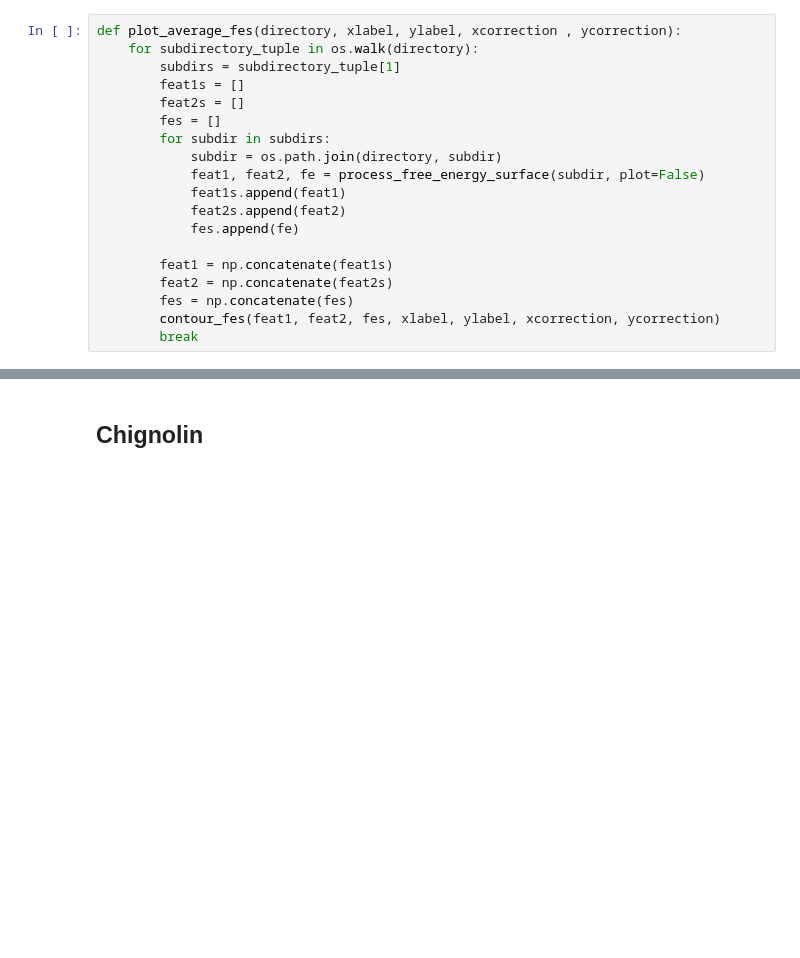
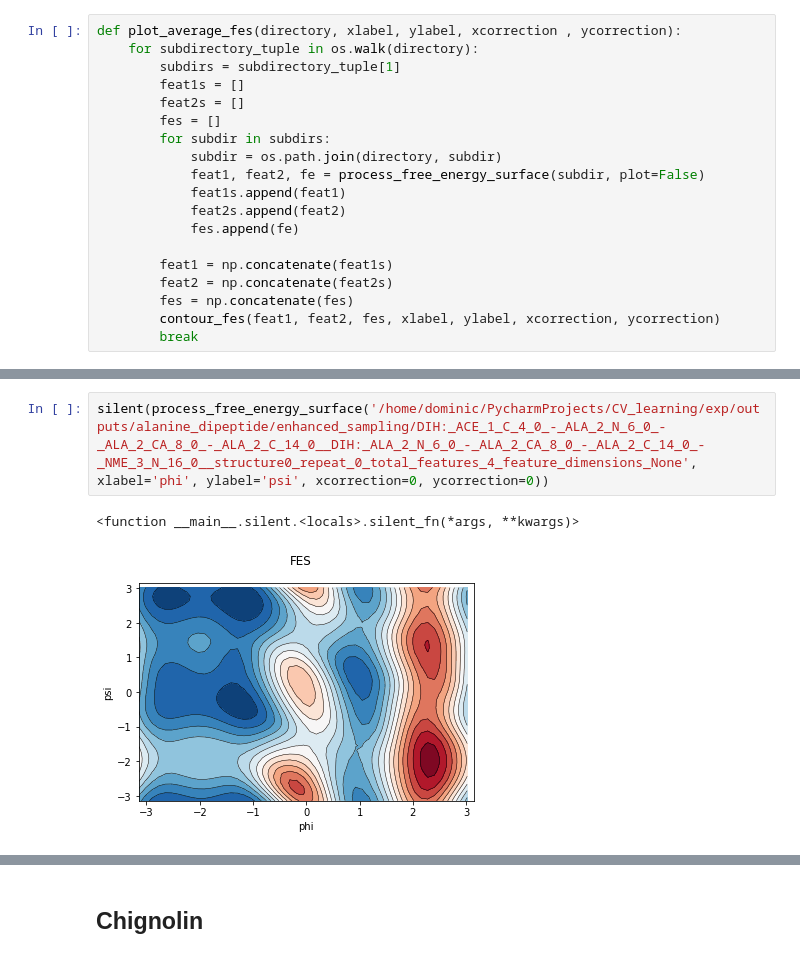
Before and after one commit to dominicp6/CV_learning, a Jupyter notebook: notebooks/enhanced_sampling_exps.ipynb, the cells around one changed output, grey strips where cells are left out. Cells and saved outputs as stored; diff of their text form; blank space fills up the shorter version.

```diff
--- a/notebooks/enhanced_sampling_exps.ipynb
+++ b/notebooks/enhanced_sampling_exps.ipynb
@@ -130,0 +179,5 @@ PLUMED:                                                    1     0.000058     0.
+# %%
+silent(process_free_energy_surface('/home/dominic/PycharmProjects/CV_learning/exp/outputs/alanine_dipeptide/enhanced_sampling/DIH:_ACE_1_C_4_0_-_ALA_2_N_6_0_-_ALA_2_CA_8_0_-_ALA_2_C_14_0__DIH:_ALA_2_N_6_0_-_ALA_2_CA_8_0_-_ALA_2_C_14_0_-_NME_3_N_16_0__structure0_repeat_0_total_features_4_feature_dimensions_None', xlabel='phi', ylabel='psi', xcorrection=0, ycorrection=0))
+# %% [output]
+<function __main__.silent.<locals>.silent_fn(*args, **kwargs)>
+[figure, added]
```
Also changed, not shown: parts of 22 cells of this notebook, 2 other files.
